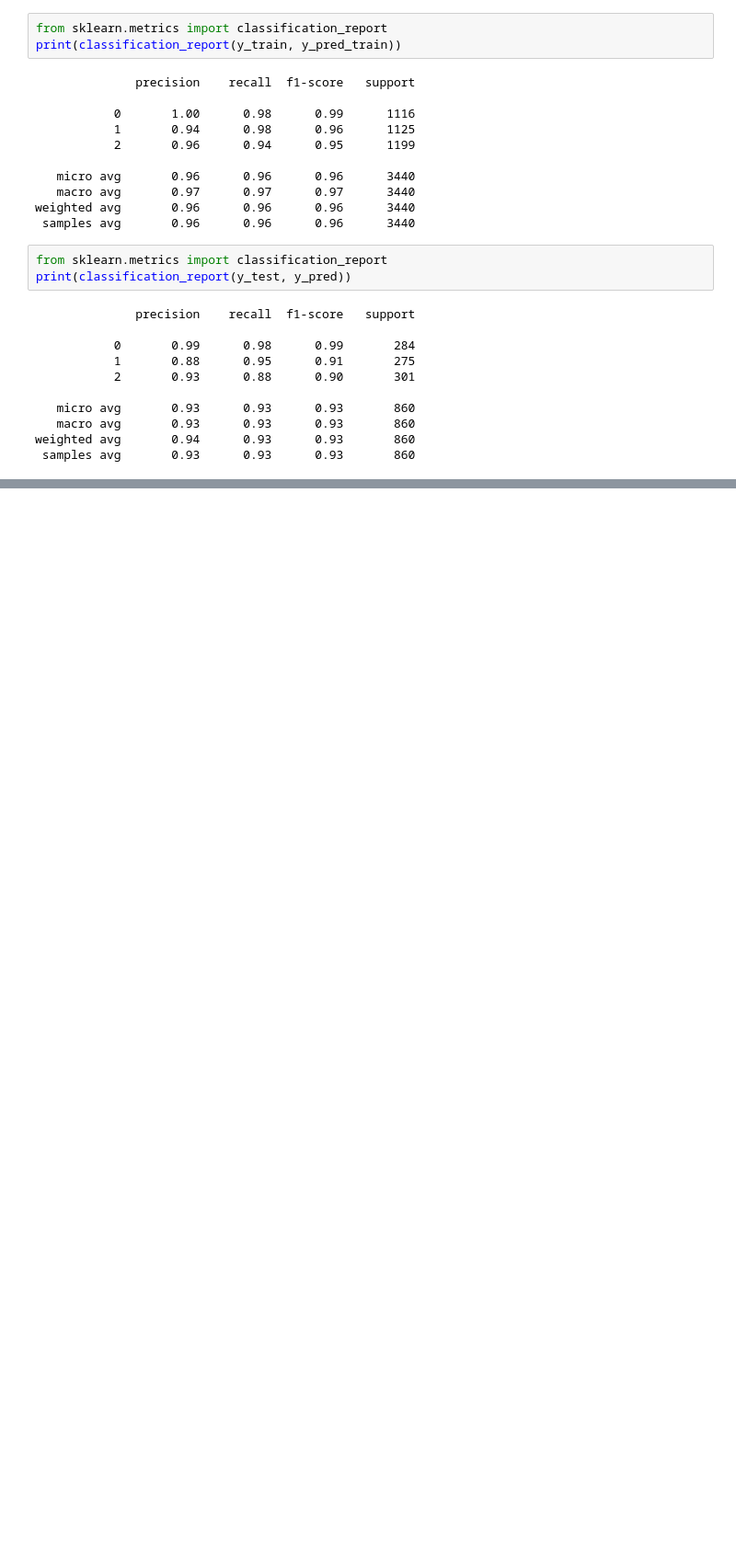
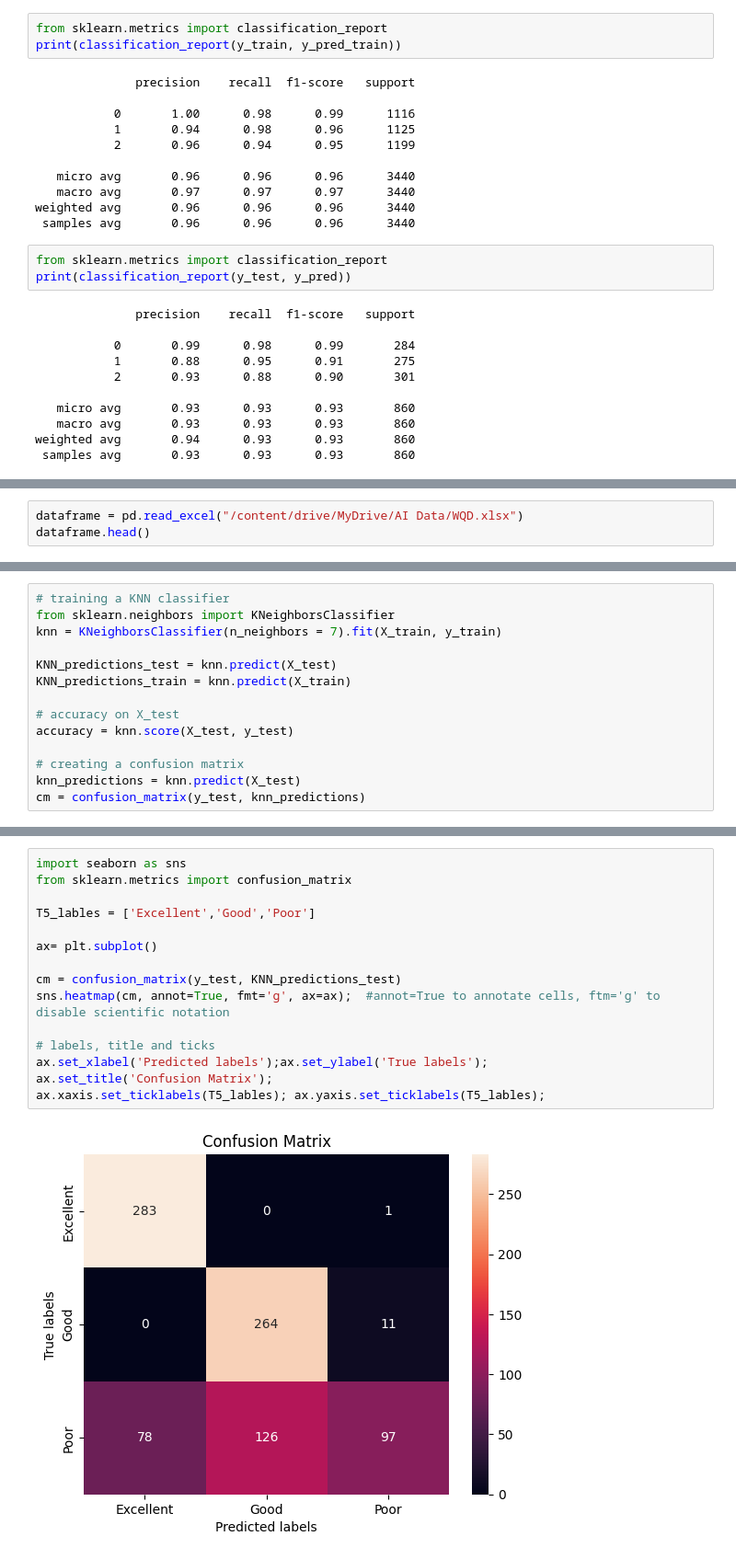
Before and after one commit to vvrgit/Aquaculture, a Jupyter notebook: Aquaculture_DNN.ipynb, the cells around one changed output, grey strips where cells are left out. Shown at 92% size. Cells and saved outputs as stored; diff of their text form; blank space fills up the shorter version.

```diff
--- a/Aquaculture_DNN.ipynb
+++ b/Aquaculture_DNN.ipynb
@@ -294,0 +297,3 @@ weighted avg       0.94      0.93      0.93       860
+# %%
+dataframe = pd.read_excel("/content/drive/MyDrive/AI Data/WQD.xlsx")
+dataframe.head()
@@ -294,0 +477,14 @@ weighted avg       0.94      0.93      0.93       860
+# %%
+# training a KNN classifier
+from sklearn.neighbors import KNeighborsClassifier
+knn = KNeighborsClassifier(n_neighbors = 7).fit(X_train, y_train)
+
+KNN_predictions_test = knn.predict(X_test)
+KNN_predictions_train = knn.predict(X_train)
+
+# accuracy on X_test
+accuracy = knn.score(X_test, y_test)
+
+# creating a confusion matrix
+knn_predictions = knn.predict(X_test)
+cm = confusion_matrix(y_test, knn_predictions)
@@ -294,0 +503,17 @@ weighted avg       0.94      0.93      0.93       860
+# %%
+import seaborn as sns
+from sklearn.metrics import confusion_matrix
+
+T5_lables = ['Excellent','Good','Poor']
+
+ax= plt.subplot()
+
+cm = confusion_matrix(y_test, KNN_predictions_test)
+sns.heatmap(cm, annot=True, fmt='g', ax=ax);  #annot=True to annotate cells, ftm='g' to disable scientific notation
+
+# labels, title and ticks
+ax.set_xlabel('Predicted labels');ax.set_ylabel('True labels');
+ax.set_title('Confusion Matrix');
+ax.xaxis.set_ticklabels(T5_lables); ax.yaxis.set_ticklabels(T5_lables);
+# %% [output]
+[figure, added]
```
Also changed, not shown: parts of 27 cells of this notebook.
